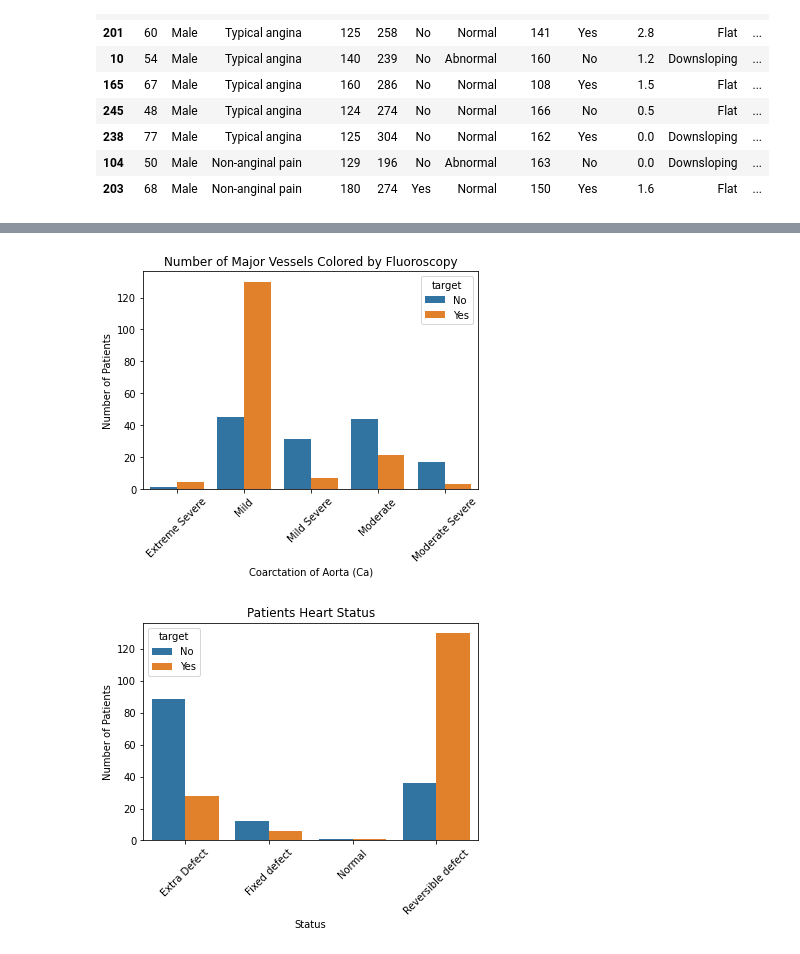
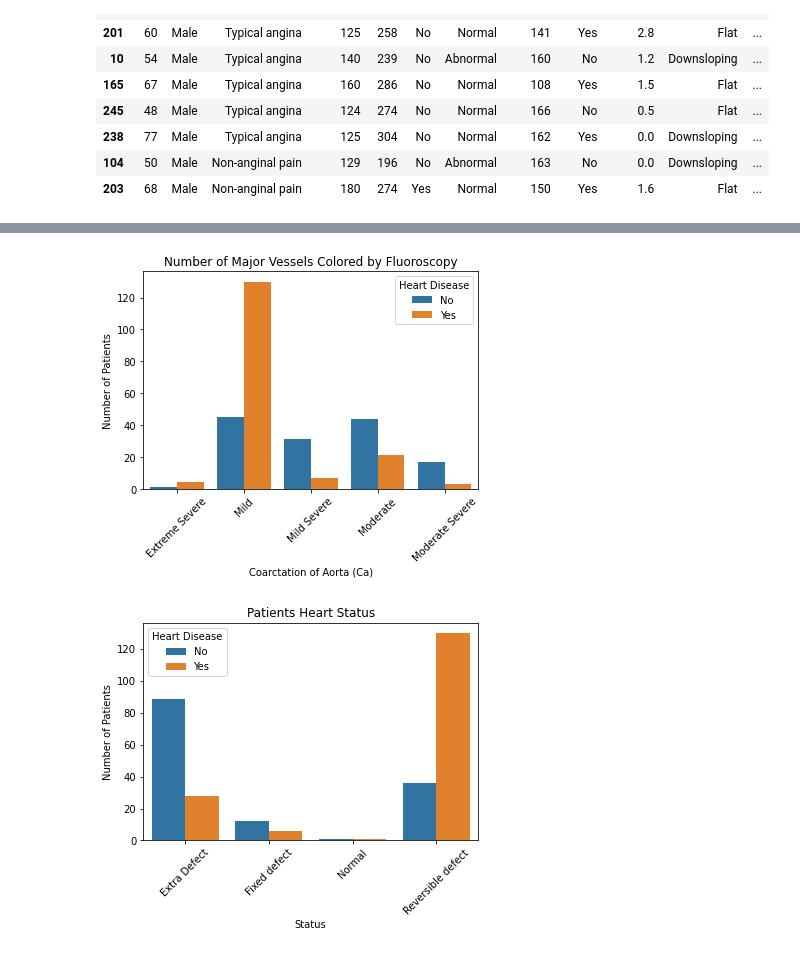
Before and after one commit to iammelvink/Heart-Disease-Project-AML, a Jupyter notebook: Heart_Disease_Project_Notebook.ipynb, the cells around one changed output, grey strips where cells are left out. Saved outputs shown, nothing was run; the diff lists cells and outputs as text; code cells hidden in the pictures.

```diff
--- a/Heart_Disease_Project_Notebook.ipynb
+++ b/Heart_Disease_Project_Notebook.ipynb
@@ -374,12 +380,13 @@ plt.ylabel('Number of patients');
 # %%
 ca_cls = data_copy.groupby(['ca', 'target']).ca.count().reset_index(name='count')
 sns.barplot(x="ca", y="count", data=ca_cls, hue = "target");
 plt.title('Number of Major Vessels Colored by Fluoroscopy');
 plt.xlabel('Coarctation of Aorta (Ca)');
 plt.ylabel('Number of Patients');
 plt.xticks(rotation=45);
+plt.legend(title = "Heart Disease");
 # %% [output]
-[figure, old version]
+[figure, new version]
 # %%
 thal_cls = data_copy.groupby(['thal', 'target']).thal.count().reset_index(name='count')
 sns.barplot(x="thal", y="count", data=thal_cls, hue = "target");
@@ -387,5 +394,6 @@ plt.title('Patients Heart Status');
 plt.xlabel('Status');
 plt.ylabel('Number of Patients');
 plt.xticks(rotation=45);
+plt.legend(title = "Heart Disease");
 # %% [output]
-[figure, old version]
+[figure, new version]
```
Also changed, not shown: parts of 7 cells of this notebook.
